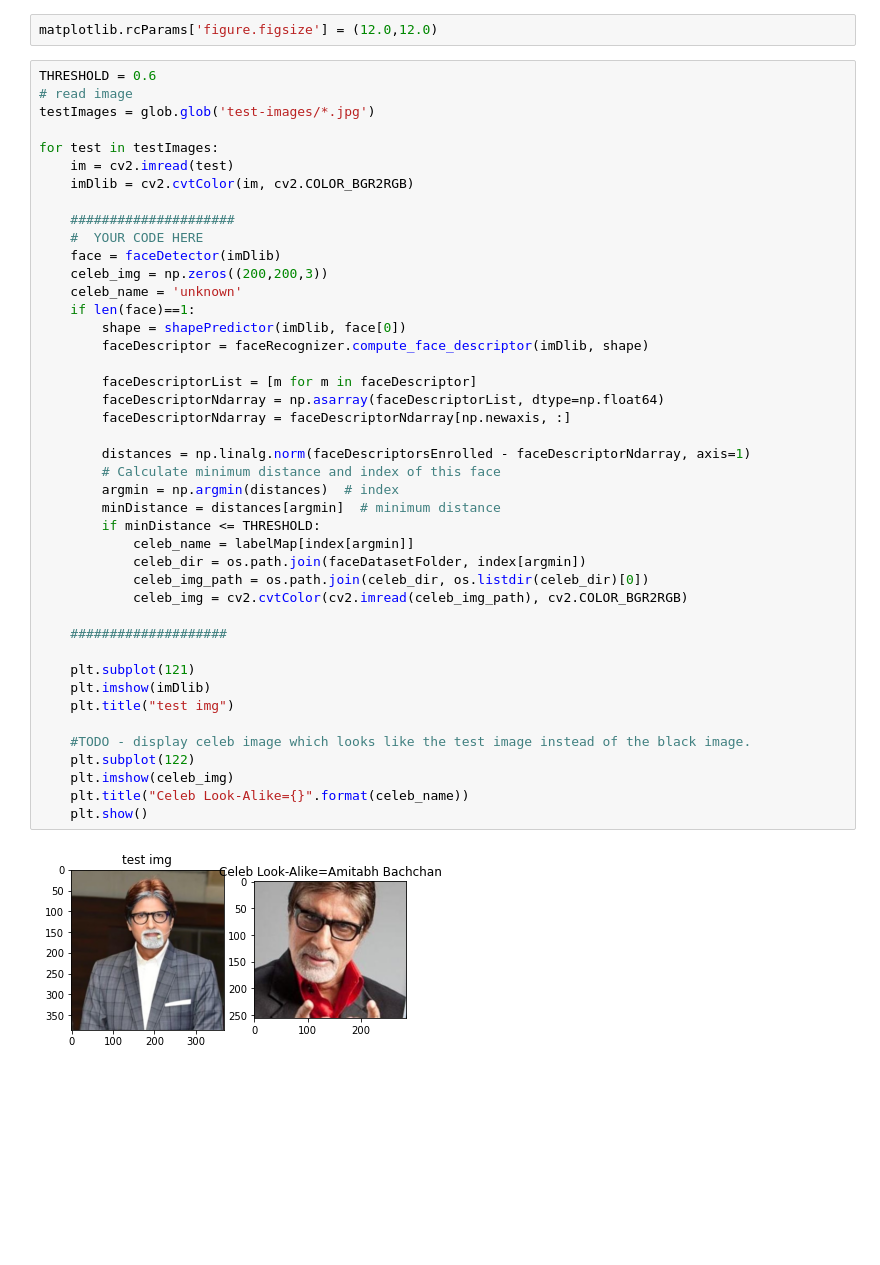
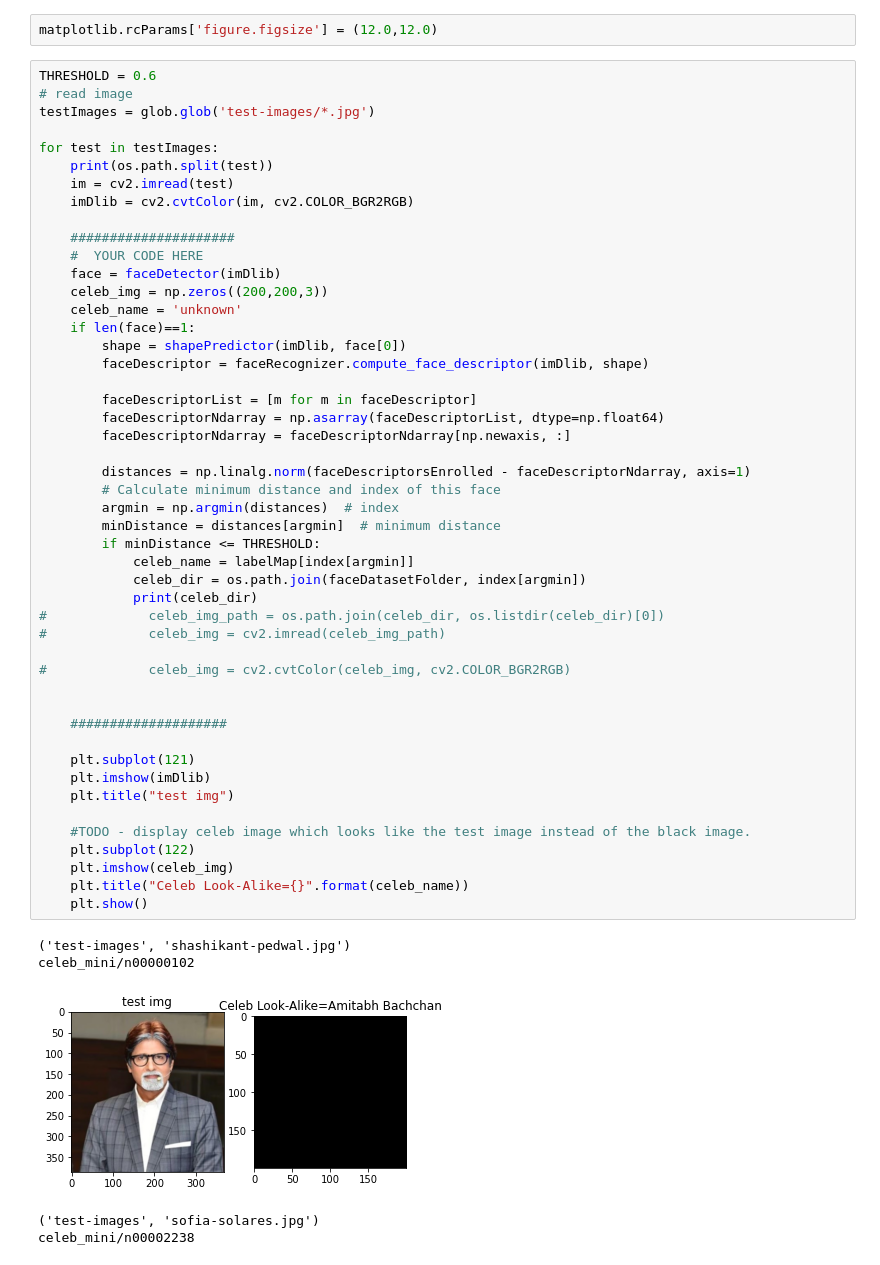
Before and after one commit to lphucthinh40/opencv_examples, a Jupyter notebook: Look-alike Celebrity/Find_Celebrity_Look_Alike.ipynb, the cells around one changed output. Saved outputs shown, nothing was run; the diff lists cells and outputs as text; blank space fills up the shorter version.

```diff
--- a/Look-alike Celebrity/Find_Celebrity_Look_Alike.ipynb
+++ b/Look-alike Celebrity/Find_Celebrity_Look_Alike.ipynb
@@ -303,6 +303,7 @@ THRESHOLD = 0.6
 testImages = glob.glob('test-images/*.jpg')
 
 for test in testImages:
+    print(os.path.split(test))
     im = cv2.imread(test)
     imDlib = cv2.cvtColor(im, cv2.COLOR_BGR2RGB)
 
@@ -312,33 +313,41 @@ for test in testImages:
     celeb_img = np.zeros((200,200,3))
     celeb_name = 'unknown'
     if len(face)==1:
         shape = shapePredictor(imDlib, face[0])
         faceDescriptor = faceRecognizer.compute_face_descriptor(imDlib, shape)
 
         faceDescriptorList = [m for m in faceDescriptor]
         faceDescriptorNdarray = np.asarray(faceDescriptorList, dtype=np.float64)
         faceDescriptorNdarray = faceDescriptorNdarray[np.newaxis, :]
 
         distances = np.linalg.norm(faceDescriptorsEnrolled - faceDescriptorNdarray, axis=1)
         # Calculate minimum distance and index of this face
         argmin = np.argmin(distances)  # index
         minDistance = distances[argmin]  # minimum distance
         if minDistance <= THRESHOLD:
             celeb_name = labelMap[index[argmin]]
             celeb_dir = os.path.join(faceDatasetFolder, index[argmin])
-            celeb_img_path = os.path.join(celeb_dir, os.listdir(celeb_dir)[0])
-            celeb_img = cv2.cvtColor(cv2.imread(celeb_img_path), cv2.COLOR_BGR2RGB)
+            print(celeb_dir)
+#             celeb_img_path = os.path.join(celeb_dir, os.listdir(celeb_dir)[0])
+#             celeb_img = cv2.imread(celeb_img_path)
+
+#             celeb_img = cv2.cvtColor(celeb_img, cv2.COLOR_BGR2RGB)
+
 
     ####################
 
     plt.subplot(121)
     plt.imshow(imDlib)
     plt.title("test img")
 
     #TODO - display celeb image which looks like the test image instead of the black image.
     plt.subplot(122)
     plt.imshow(celeb_img)
     plt.title("Celeb Look-Alike={}".format(celeb_name))
     plt.show()
 # %% [output]
+('test-images', 'shashikant-pedwal.jpg')
+celeb_mini/n00000102
-[figure, old version]
+[figure, new version]
+('test-images', 'sofia-solares.jpg')
+celeb_mini/n00002238
```
Also changed, not shown: parts of 1 cell of this notebook, 3 other files.
